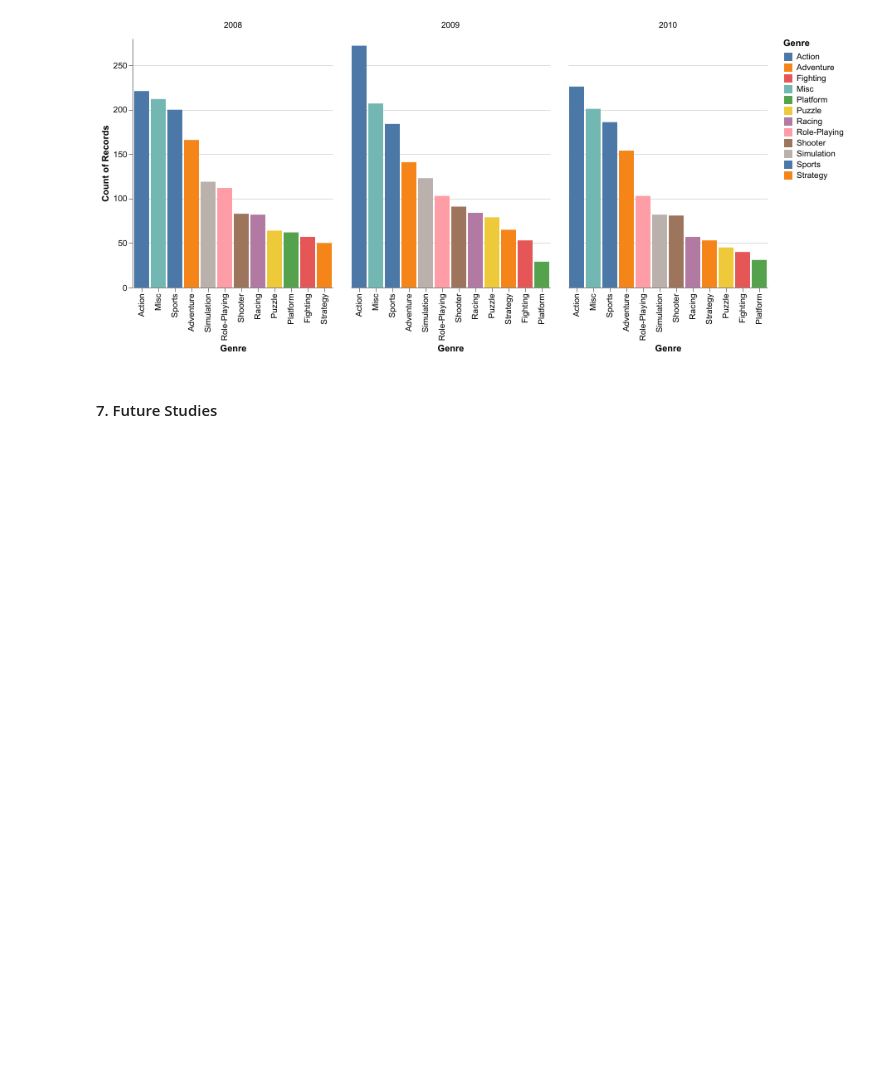
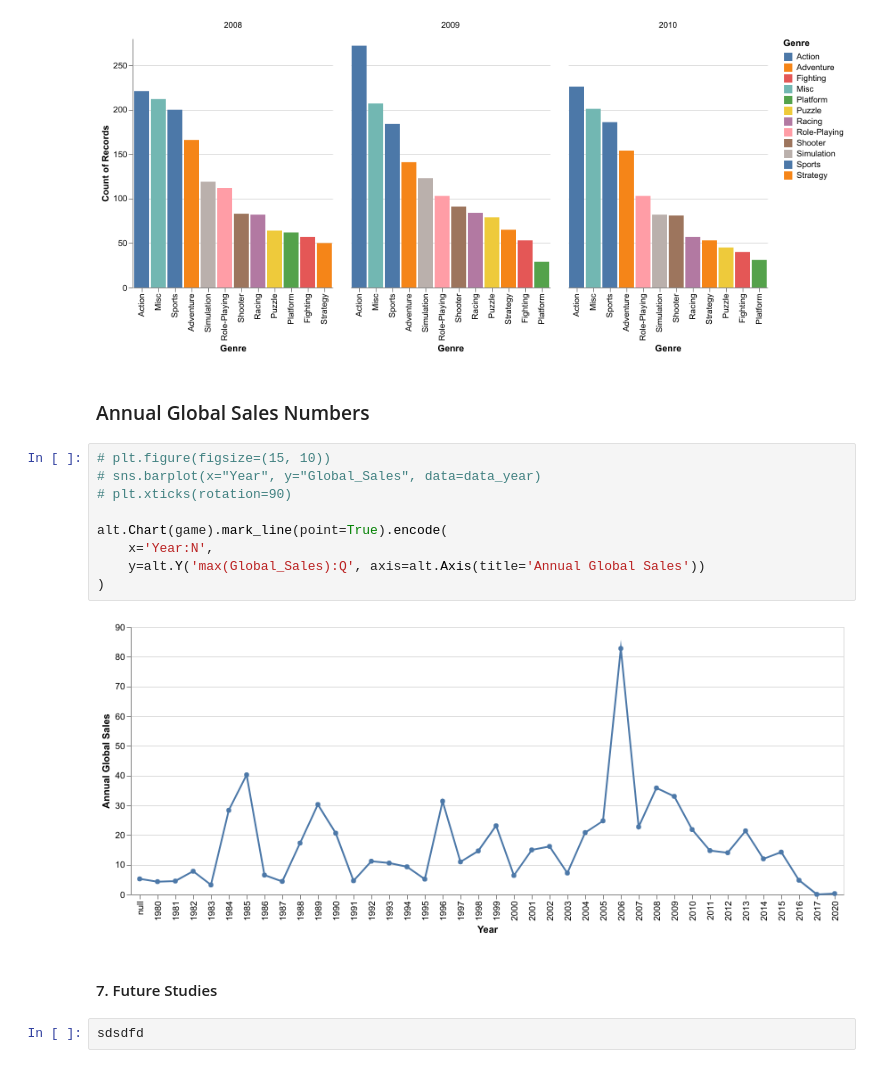
Before and after one commit to ubco-mds-2020-labs/data-550-project2-group-4, a Jupyter notebook: Aamir Working.ipynb, the cells around one changed output. Cells and saved outputs as stored; diff of their text form; blank space fills up the shorter version.

Commit message:
Line chart

```diff
--- a/Aamir Working.ipynb
+++ b/Aamir Working.ipynb
@@ -138,5 +138,20 @@ alt.Chart(game[game.Year.isin(idx)]).mark_bar().encode(
 )
 # %% [output]
 [figure]
+# %% [markdown]
+### Annual Global Sales Numbers
+# %%
+# plt.figure(figsize=(15, 10))
+# sns.barplot(x="Year", y="Global_Sales", data=data_year)
+# plt.xticks(rotation=90)
+
+alt.Chart(game).mark_line(point=True).encode(
+    x='Year:N',
+    y=alt.Y('max(Global_Sales):Q', axis=alt.Axis(title='Annual Global Sales'))
+)
+# %% [output]
+[figure, added]
 # %% [markdown]
 #### 7. Future Studies
+# %%
+sdsdfd
```
